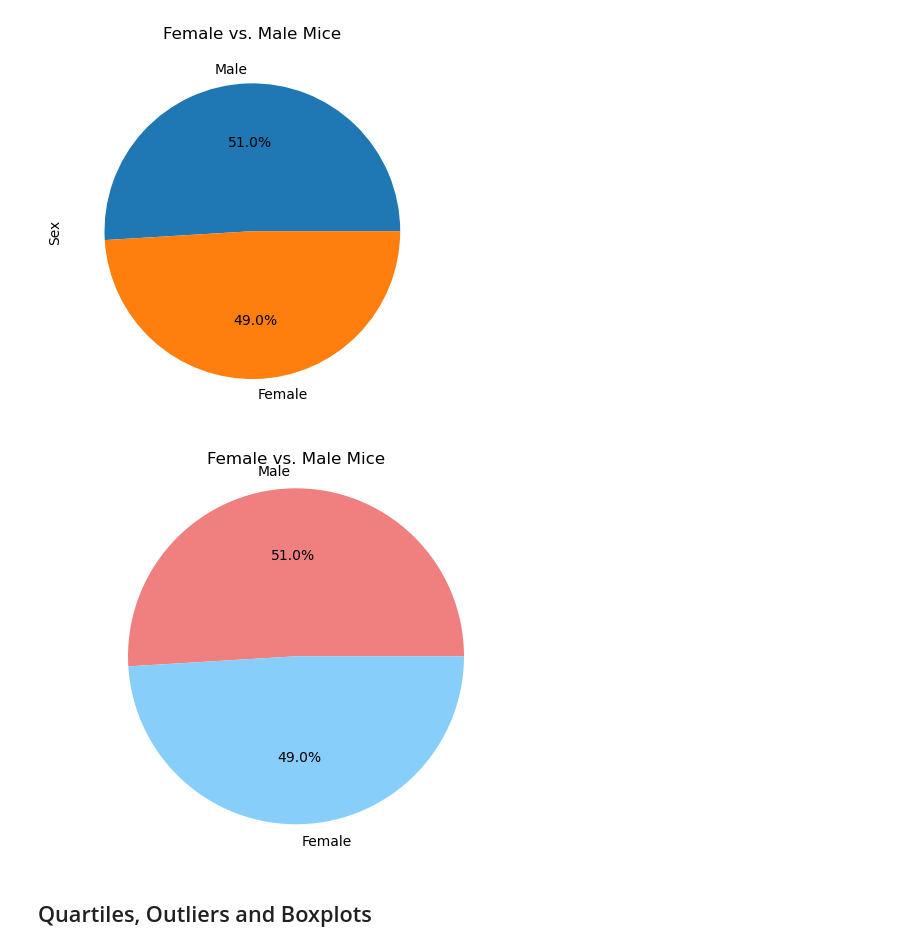
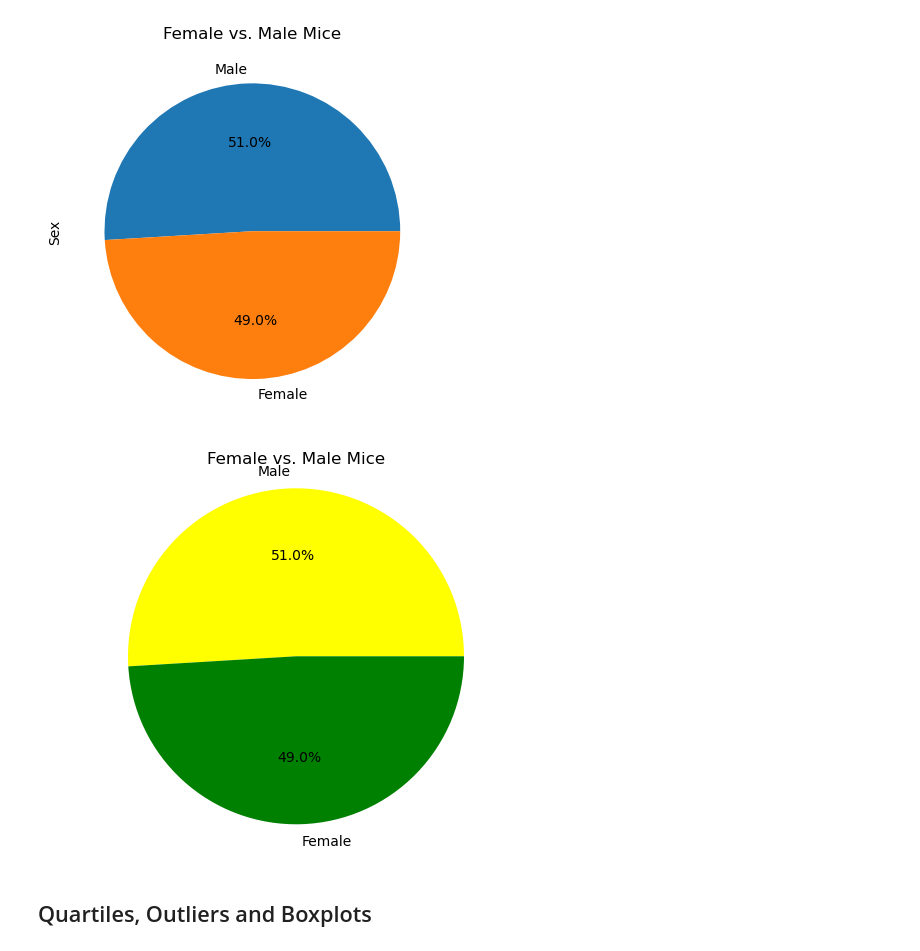
Before and after one commit to mehpree/data-visualization, a Jupyter notebook: pymaceuticals.ipynb, the cells around one changed output. Cells and saved outputs as stored; diff of their text form; code cells hidden in the pictures.

```diff
--- a/pymaceuticals.ipynb
+++ b/pymaceuticals.ipynb
@@ -206,15 +205,15 @@ plt.show()
 # %%
 # Generate a pie plot showing the distribution of female versus male mice using pyplot
 gender_data = cleaned_df["Sex"].value_counts()
-colors = ['lightcoral', 'lightskyblue']  # Define custom colors
+colors = ['yellow', 'green']
 plt.title("Female vs. Male Mice")
 plt.pie(gender_data, labels=gender_data.index, autopct="%1.1f%%", colors=colors)
 plt.axis('equal')
 
 # Display the pie plot
 plt.show()
 # %% [output]
-[figure, old version]
+[figure, new version]
 # %% [markdown]
 ## Quartiles, Outliers and Boxplots
 # %%
```
Also changed, not shown: parts of 15 cells of this notebook.
